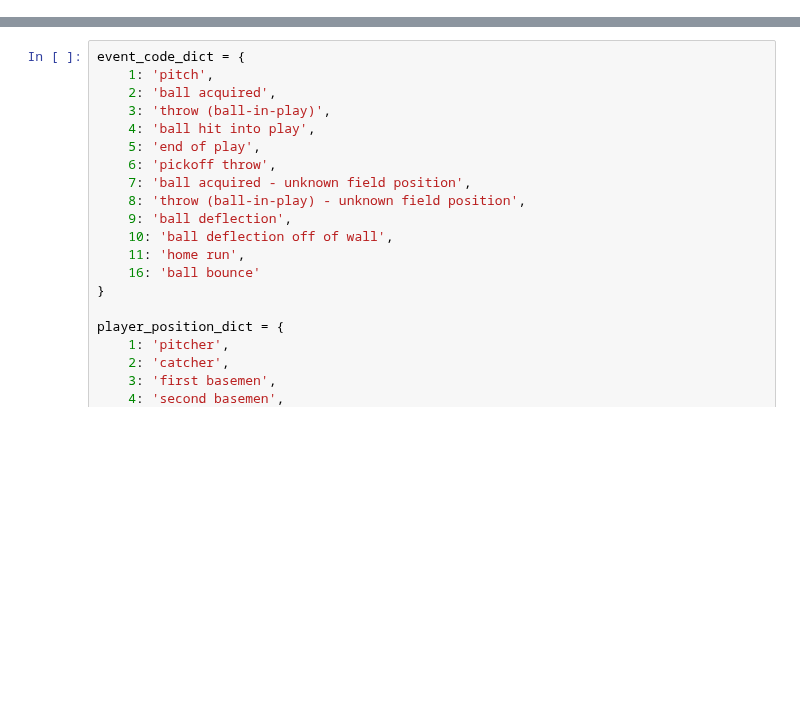
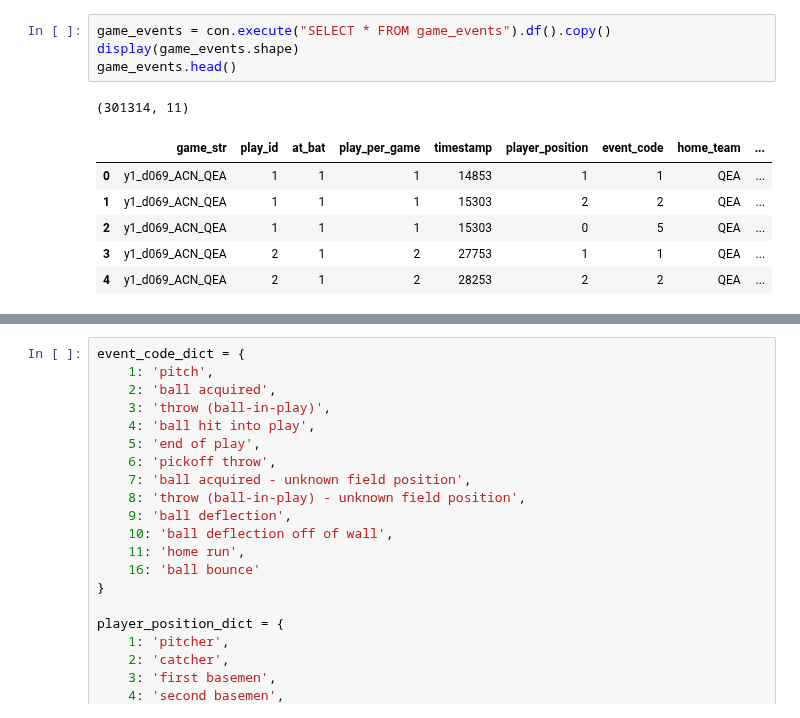
Before and after one commit to d2osborn/SMTChallenge2025, a Jupyter notebook: Team15-eda.ipynb, the cells around one changed output, grey strips where cells are left out. Drawn from its saved outputs; the diff is of its cells as text; blank space fills up the shorter version.

```diff
--- a/Team15-eda.ipynb
+++ b/Team15-eda.ipynb
@@ -11,0 +59,12 @@ con = db.connect("/Users/buttz/Desktop/SMTChallenge2025/smt_2025.db")
+# %%
+game_events = con.execute("SELECT * FROM game_events").df().copy()
+display(game_events.shape)
+game_events.head()
+# %% [output]
+(301314, 11)
+|  | game_str | play_id | at_bat | play_per_game | timestamp | player_position | event_code | home_team | ... |
+| 0 | y1_d069_ACN_QEA | 1 | 1 | 1 | 14853 | 1 | 1 | QEA | ... |
+| 1 | y1_d069_ACN_QEA | 1 | 1 | 1 | 15303 | 2 | 2 | QEA | ... |
+| 2 | y1_d069_ACN_QEA | 1 | 1 | 1 | 15303 | 0 | 5 | QEA | ... |
+| 3 | y1_d069_ACN_QEA | 2 | 1 | 2 | 27753 | 1 | 1 | QEA | ... |
+| 4 | y1_d069_ACN_QEA | 2 | 1 | 2 | 28253 | 2 | 2 | QEA | ... |
```
Also changed, not shown: parts of 35 cells of this notebook.
